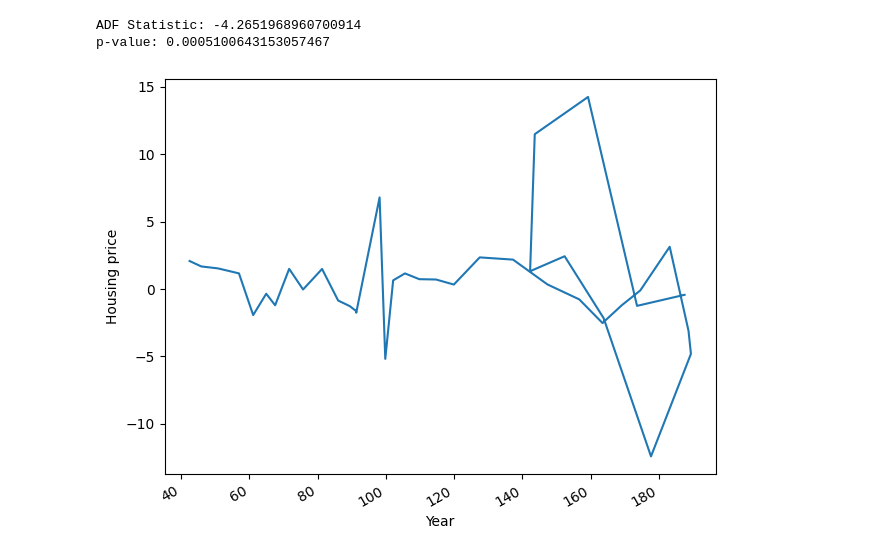
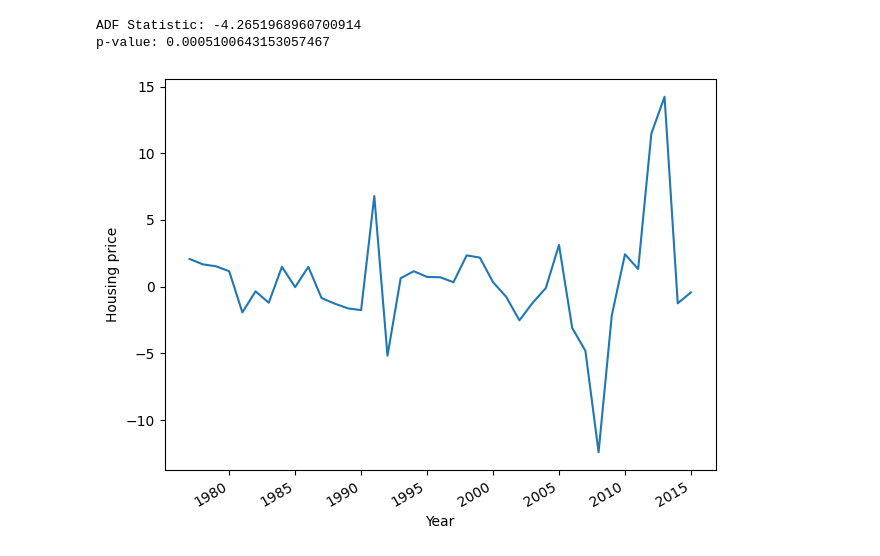
Before and after one commit to ThomasDarrieumerlou/Forecasting-project, a Jupyter notebook: Forcasting.ipynb, the cells around one changed output. Saved outputs shown, nothing was run; the diff lists cells and outputs as text; code cells hidden in the pictures.

```diff
--- a/Forcasting.ipynb
+++ b/Forcasting.ipynb
@@ -72,11 +80,11 @@ p-value: 0.0005100643153057467
 # %%
 fig, ax = plt.subplots()
 
-ax.plot(atlanta_data['index_nsa'][2:], index_diff2)
+ax.plot(atlanta_data['Year'][2:], index_diff2)
 ax.set_xlabel('Year')
 ax.set_ylabel('Housing price')
 
 fig.autofmt_xdate()
 plt.tight_layout()
 # %% [output]
-[figure, old version]
+[figure, new version]
```
Also changed, not shown: parts of 2 cells of this notebook.
